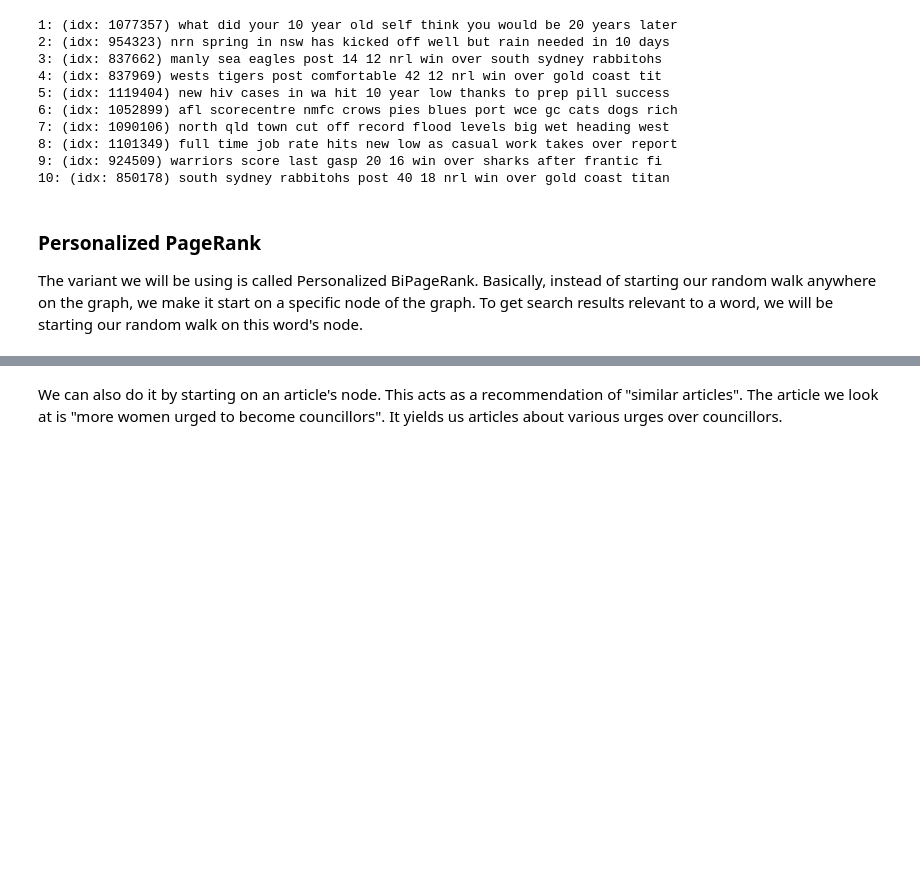
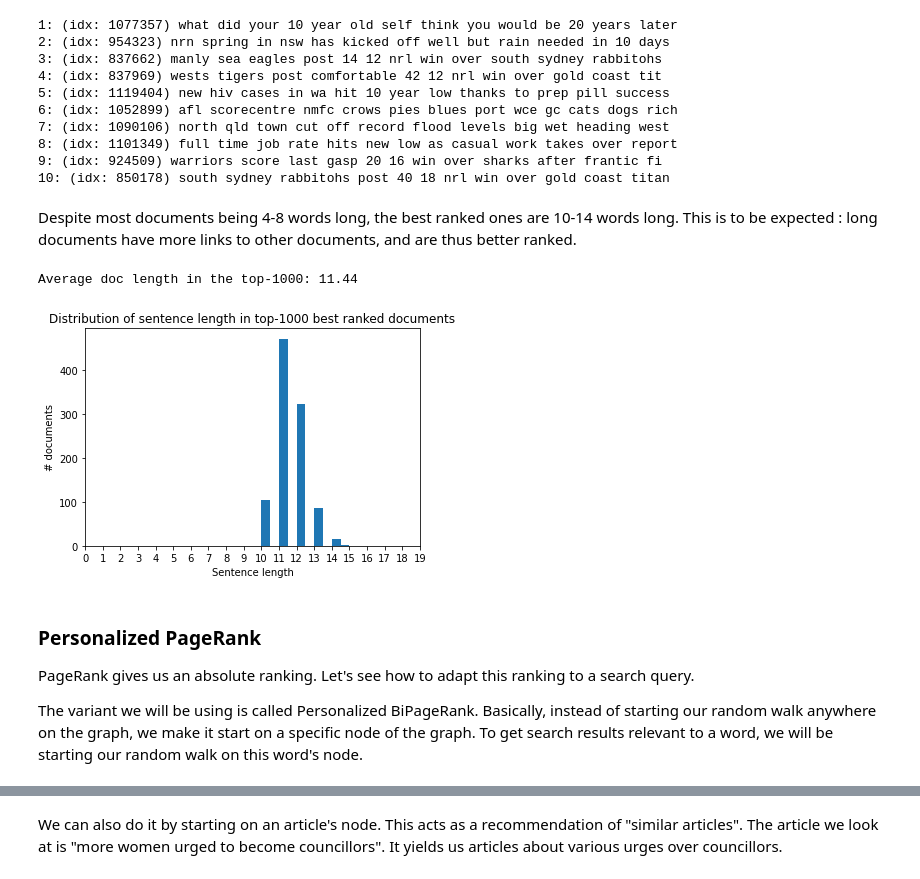
Before and after one commit to oulianov/explorative-search, a Jupyter notebook: graph-search.ipynb, the cells around one changed output, grey strips where cells are left out. Saved outputs shown, nothing was run; the diff lists cells and outputs as text; code cells hidden in the pictures; blank space fills up the shorter version.

```diff
--- a/graph-search.ipynb
+++ b/graph-search.ipynb
@@ -106,9 +126,25 @@ disp_results(df, scores)
 8: (idx: 1101349) full time job rate hits new low as casual work takes over report
 9: (idx: 924509) warriors score last gasp 20 16 win over sharks after frantic fi
 10: (idx: 850178) south sydney rabbitohs post 40 18 nrl win over gold coast titan
+# %% [markdown]
+Despite most documents being 4-8 words long, the best ranked ones are 10-14 words long. This is to be expected : long documents have more links to other documents, and are thus better ranked.
+# %%
+print(f"Average doc length in the top-1000: {np.mean(doc_length.iloc[top_k(scores, 1000)]):.2f}")
+
+plt.hist(doc_length.iloc[top_k(scores, 1000)])
+plt.title("Distribution of sentence length in top-1000 best ranked documents")
+plt.xticks(range(20))
+plt.xlabel("Sentence length")
+plt.ylabel("# documents")
+plt.show()
+# %% [output]
+Average doc length in the top-1000: 11.44
+[figure, added]
 # %% [markdown]
 ### Personalized PageRank
 
+PageRank gives us an absolute ranking. Let's see how to adapt this ranking to a search query.
+
 The variant we will be using is called Personalized BiPageRank. Basically, instead of starting our random walk anywhere on the graph, we make it start on a specific node of the graph. To get search results relevant to a word, we will be starting our random walk on this word's node.
 # %%
 %%time
```
Also changed, not shown: parts of 64 cells of this notebook.
